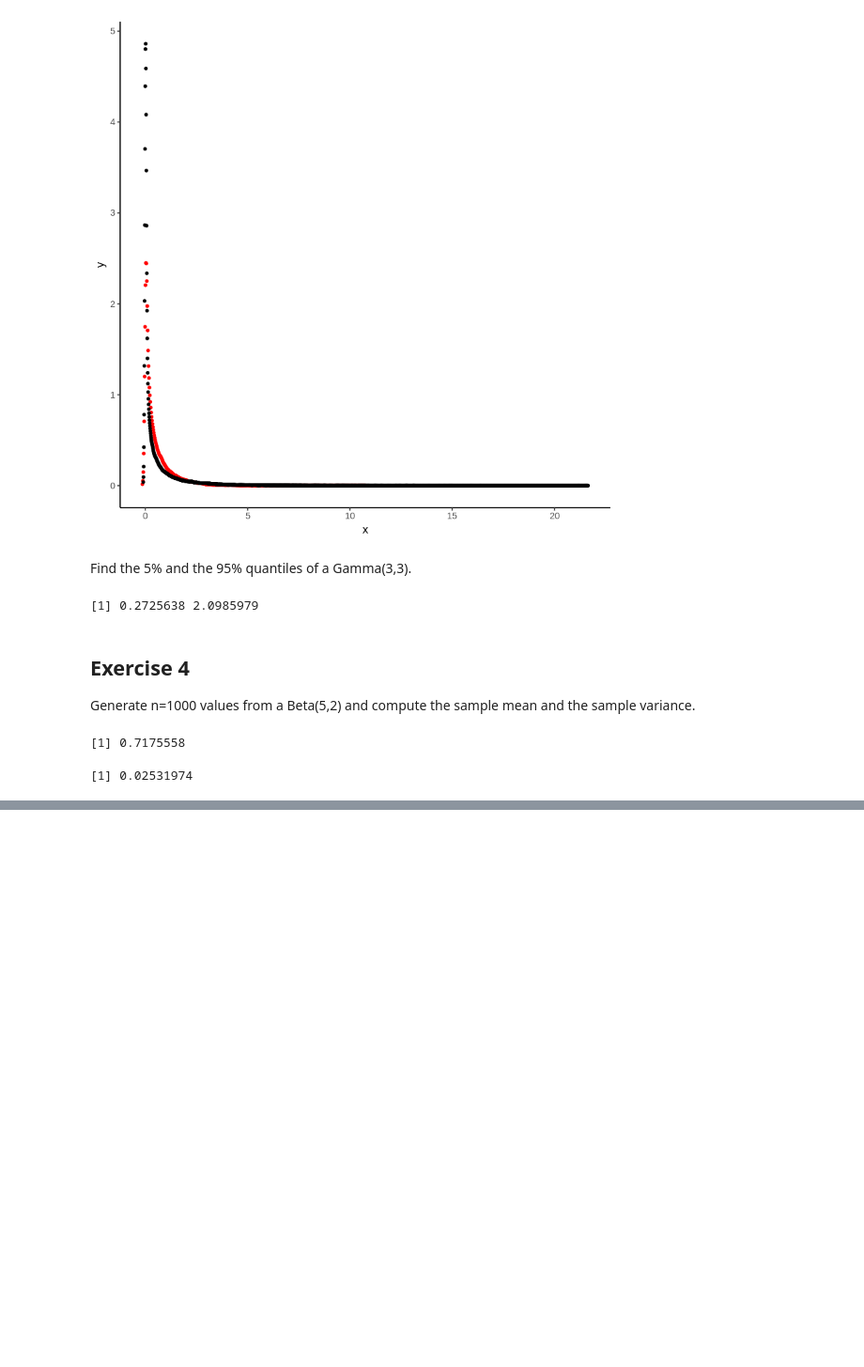
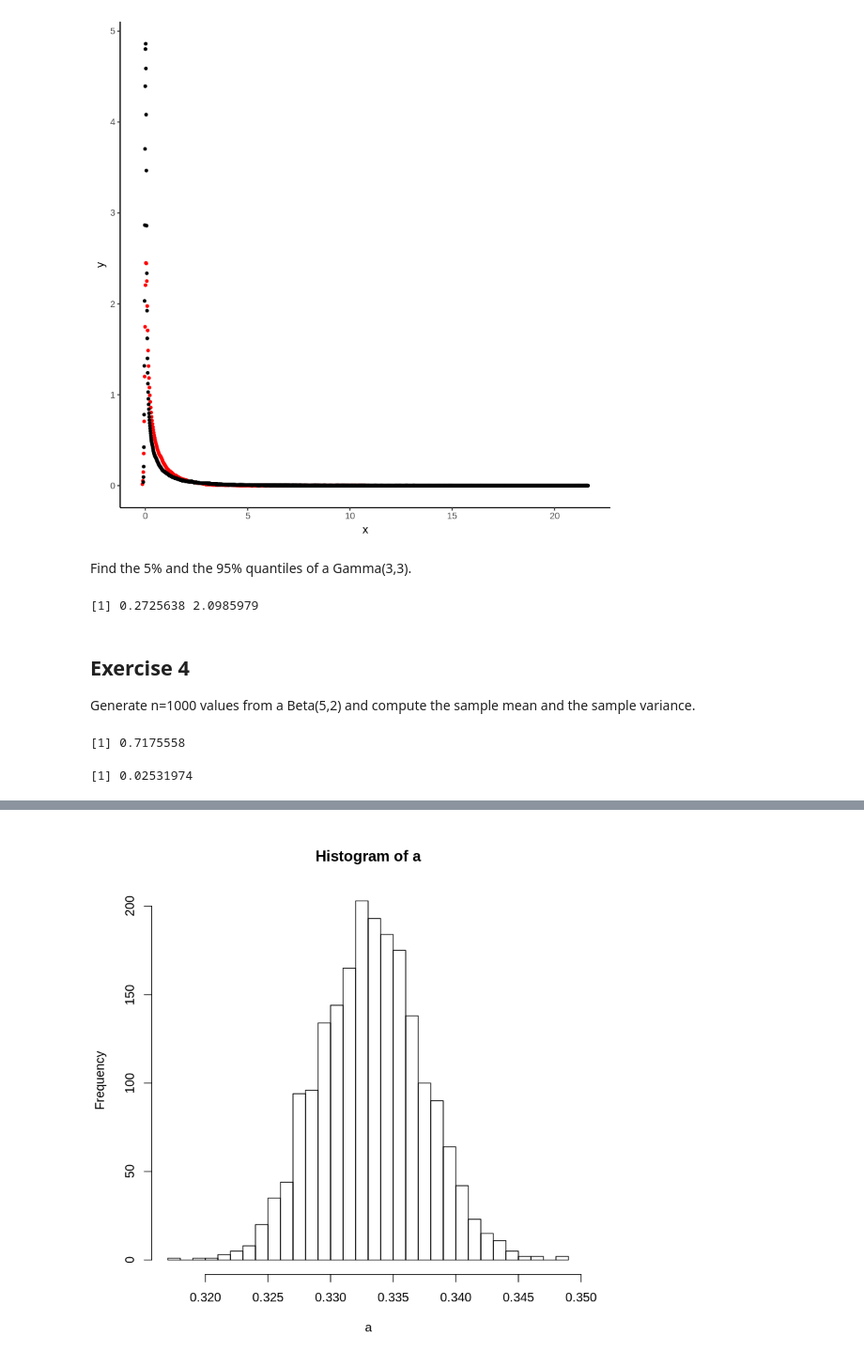
Before and after one commit to andrealorenzon/sm4ds, a Jupyter notebook: Assignment 1 - LAB.ipynb, the cells around one changed output, grey strips where cells are left out. Shown: that part at 94% size. Cells and saved outputs as stored; diff of their text form; code cells hidden in the pictures; blank space fills up the shorter version.

```diff
--- a/Assignment 1 - LAB.ipynb
+++ b/Assignment 1 - LAB.ipynb
@@ -139,0 +232,26 @@ Warning message in dnbinom(x, 10000, 2):
+# %%
+clt <- function (n, distr) {
+
+    pts <- 10000
+
+
+    xbar = rep(0,n)
+    for (i in 1:n) {
+        d <- (switch(distr,
+            t =            {rt   (n = pts, df=5)},
+            normal =       {rnorm(n = pts, mean=0,sd=1)},
+            poisson =      {rpois(n = pts, lambda = 0.1)},
+            beta=          {rbeta(n = pts, shape1 = 0.1, shape2 = 0.2)}
+            )
+        )
+        xbar[i]=mean(d) }
+
+    return (xbar)
+}
+# %%
+dist_type = "beta"  #or t, normal, poisson..
+a = clt(2000, dist_type)
+# %%
+hist(a, breaks = 40)
+# %% [output]
+[figure, added]
```
Also changed, not shown: parts of 12 cells of this notebook.
